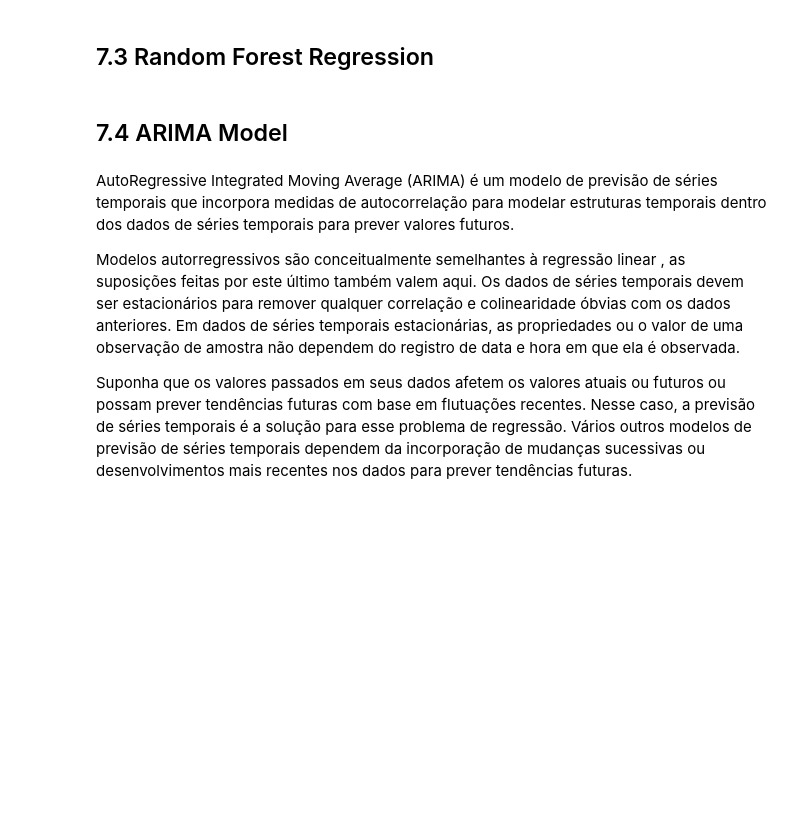
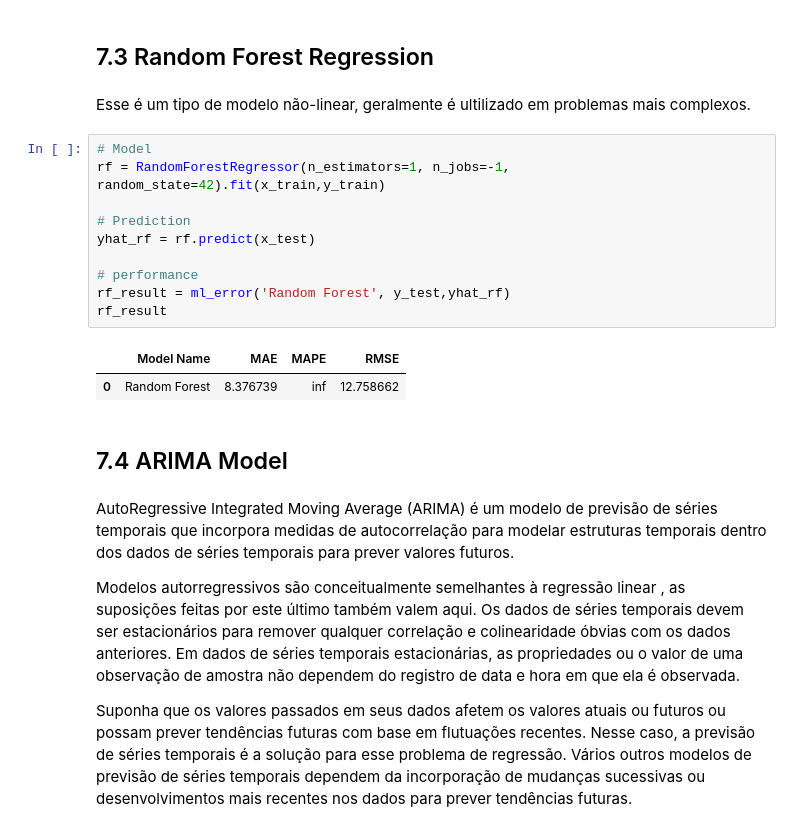
Before and after one commit to KaissonFerreira/forecast_net_revenue, a Jupyter notebook: notebooks/1.0_cycle.ipynb, the cells around one changed output. Saved outputs shown, nothing was run; the diff lists cells and outputs as text; blank space fills up the shorter version.

```diff
--- a/notebooks/1.0_kf_eda.ipynb
+++ b/notebooks/1.0_cycle.ipynb
@@ -642,5 +644,20 @@ lr_result
 # %% [markdown]
 ## 7.3 Random Forest Regression
+# %% [markdown]
+Esse é um tipo de modelo não-linear, geralmente é ultilizado em problemas mais complexos.
+# %%
+# Model
+rf = RandomForestRegressor(n_estimators=1, n_jobs=-1, random_state=42).fit(x_train,y_train)
+
+# Prediction
+yhat_rf = rf.predict(x_test)
+
+# performance
+rf_result = ml_error('Random Forest', y_test,yhat_rf)
+rf_result
+# %% [output]
+|  | Model Name | MAE | MAPE | RMSE |
+| 0 | Random Forest | 8.376739 | inf | 12.758662 |
 # %% [markdown]
 ## 7.4 ARIMA Model
 # %% [markdown]
```
Also changed, not shown: parts of 19 cells of this notebook.
